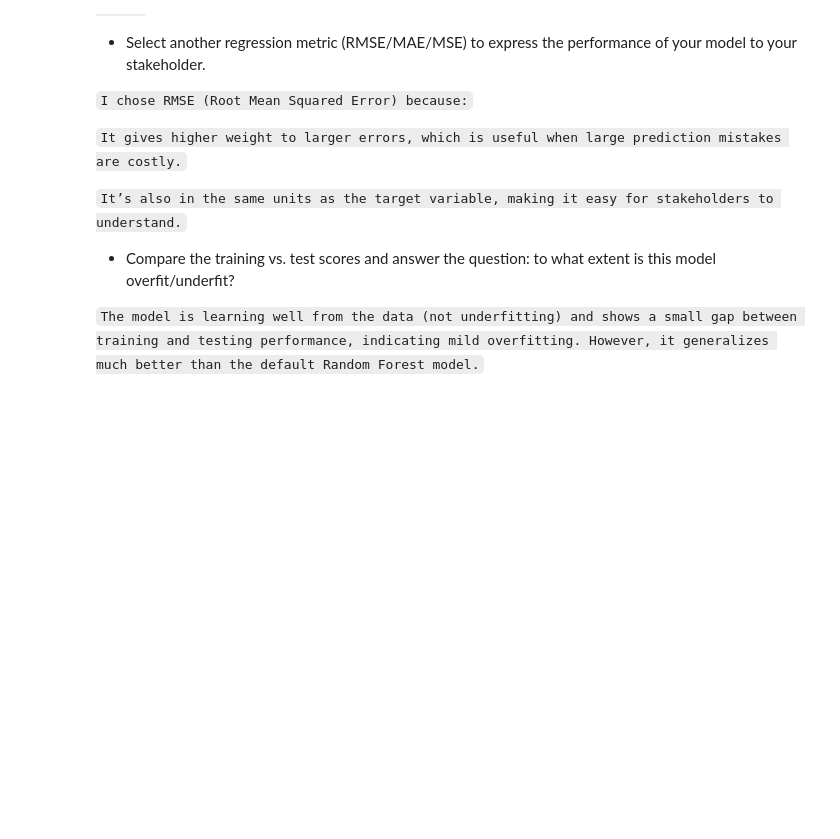
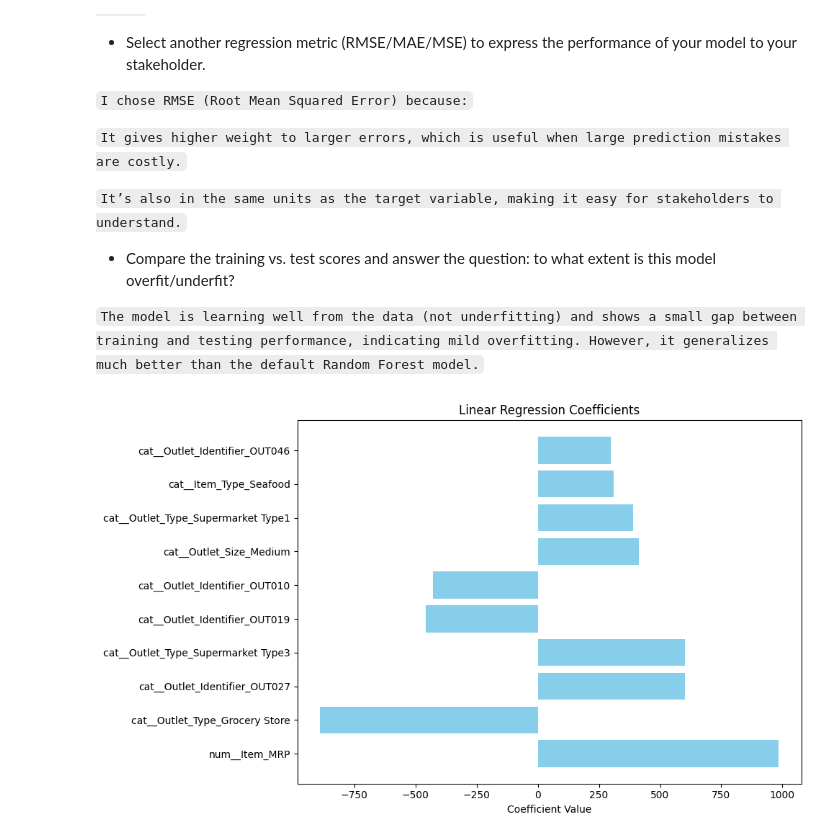
Before and after one commit to OwaisAbuSalah/Prediction-of-Product-Sales, a Jupyter notebook: Prediction_of_Product_Sales_.ipynb, the cells around one changed output. Saved outputs shown, nothing was run; the diff lists cells and outputs as text; code cells hidden in the pictures; blank space fills up the shorter version.

```diff
--- a/Prediction_of_Product_Sales_.ipynb
+++ b/Prediction_of_Product_Sales_.ipynb
@@ -1462,3 +1462,22 @@ The tuned model shows less overfitting compared to the default Random Forest, wh
 * Compare the training vs. test scores and answer the question: to what extent is this model overfit/underfit?
 
 `The model is learning well from the data (not underfitting) and shows a small gap between training and testing performance, indicating mild overfitting. However, it generalizes much better than the default Random Forest model.`
+# %%
+import pandas as pd
+import matplotlib.pyplot as plt
+
+# Create DataFrame of coefficients
+coef_df = pd.DataFrame({
+    'Feature': X_train_transformed.columns,
+    'Coefficient': lr_model.coef_
+})
+coef_df = coef_df.reindex(coef_df.Coefficient.abs().sort_values(ascending=False).index)
+plt.figure(figsize=(10, 6))
+plt.barh(coef_df['Feature'][:10], coef_df['Coefficient'][:10], color='skyblue')
+plt.xlabel('Coefficient Value')
+plt.title('Linear Regression Coefficients')
+plt.tight_layout()
+plt.savefig('linear_regression_coefficients.png')
+plt.show()
+# %% [output]
+[figure, added]
```
Also changed, not shown: parts of 8 cells of this notebook.
